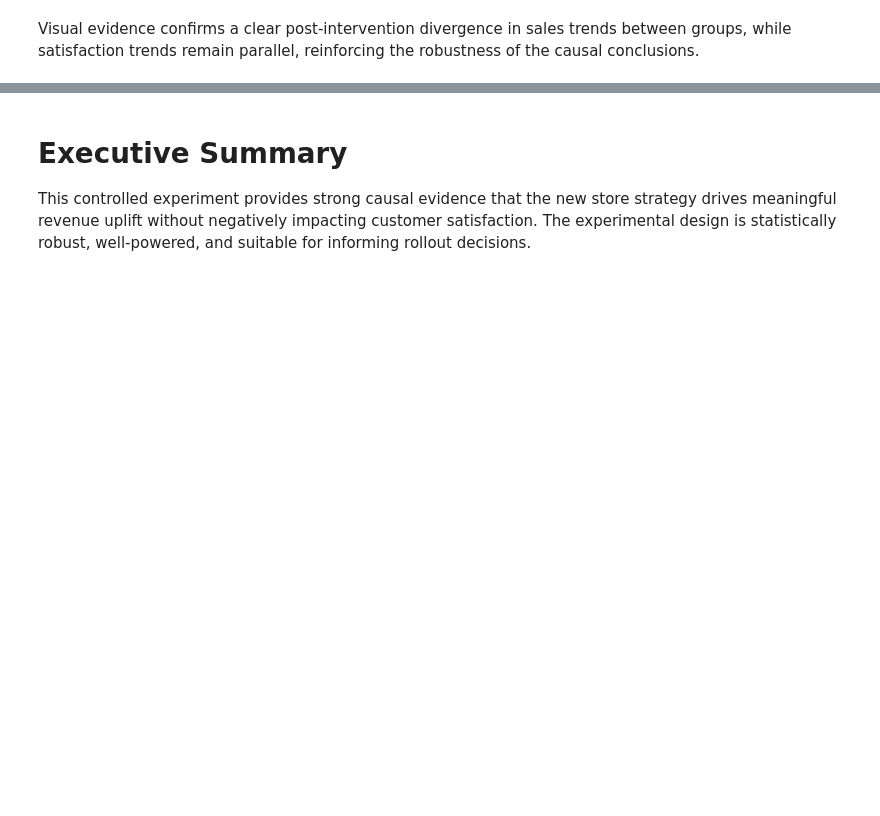
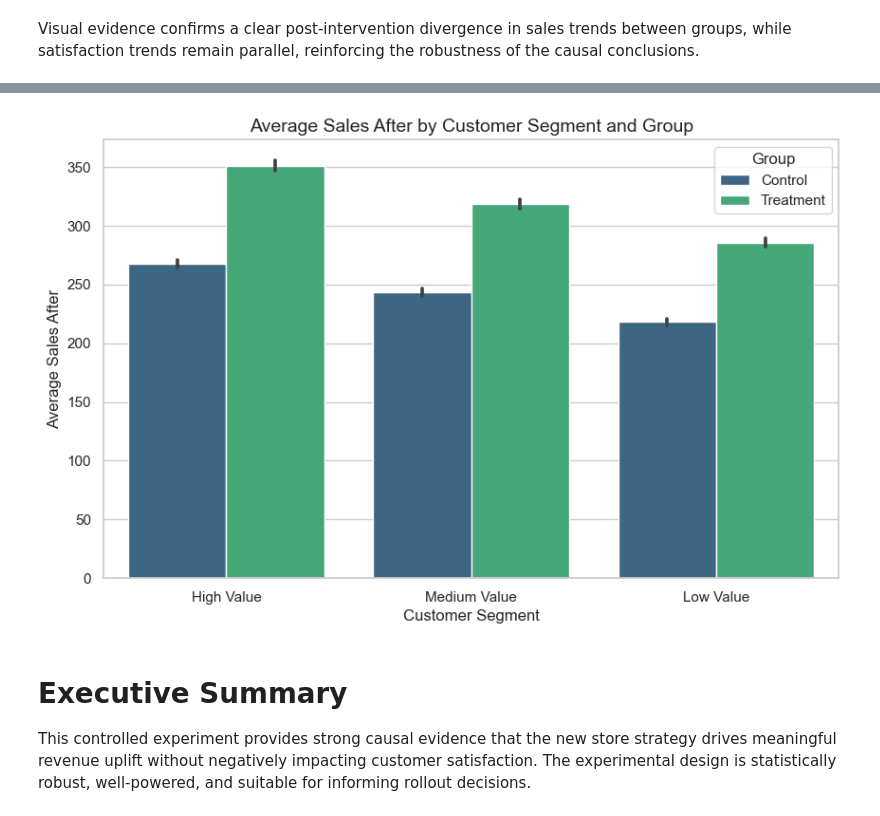
Before and after one commit to chienhao-wang/sales-and-satisfaction-analysis, a Jupyter notebook: Store Strategy Experimentation.ipynb, the cells around one changed output, grey strips where cells are left out. Cells and saved outputs as stored; diff of their text form; code cells hidden in the pictures; blank space fills up the shorter version.

```diff
--- a/Store Strategy Experimentation.ipynb
+++ b/Store Strategy Experimentation.ipynb
@@ -270,3 +359,21 @@ Visual evidence confirms a clear post-intervention divergence in sales trends be
+# %%
+plt.figure(figsize=(10, 6))
+
+sns.barplot(
+    data = df,
+    x = 'Customer_Segment',
+    y = 'Sales_After',
+    hue = 'Group',
+    order = ['High Value', 'Medium Value', 'Low Value'],
+    palette = 'viridis'
+)
+
+plt.title('Average Sales After by Customer Segment and Group', fontsize = 14)
+plt.xlabel('Customer Segment')
+plt.ylabel('Average Sales After')
+plt.savefig('segment_sales_analysis.png')
+# %% [output]
+[figure, added]
 # %% [markdown]
 # Executive Summary
 This controlled experiment provides strong causal evidence that the new store strategy drives meaningful revenue uplift without negatively impacting customer satisfaction. The experimental design is statistically robust, well-powered, and suitable for informing rollout decisions.
```
Also changed, not shown: parts of 4 cells of this notebook.
